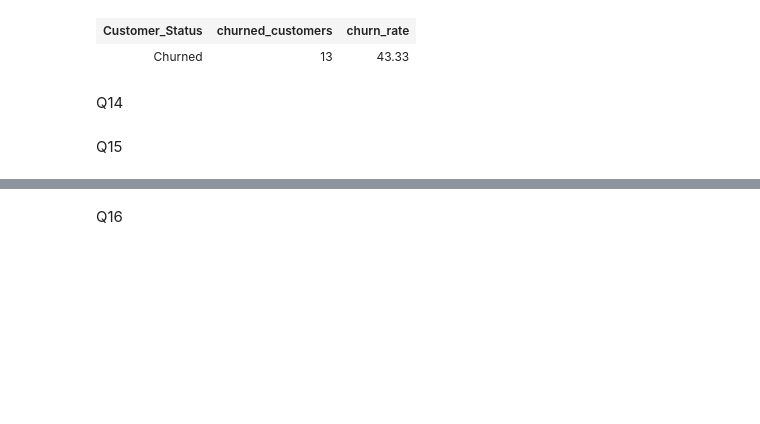
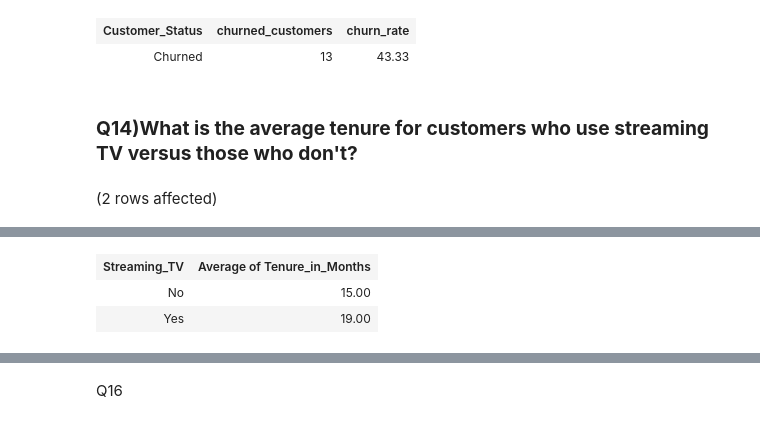
Before and after one commit to sohilamohey/ITI-SQL-Project-Telco-Company, a Jupyter notebook: Offical Code.ipynb, the cells around one changed output, grey strips where cells are left out. Drawn from its saved outputs; the diff is of its cells as text; code cells hidden in the pictures; blank space fills up the shorter version.

```diff
--- a/Offical Code.ipynb
+++ b/Offical Code.ipynb
@@ -363,7 +378,10 @@ SELECT * FROM HighestChurnRateFunc();
 Total execution time: 00:00:00.012
 | Customer_Status | churned_customers | churn_rate |
 | Churned | 13 | 43.33 |
-# %% [markdown]
-Q14
-# %% [markdown]
-Q15
+# %% [markdown]
+### **Q14)What is the average tenure for customers who use streaming TV versus those who don't?**
+# %%
+-- Call Proc Average_OF_Column_And_GroupBy
+Average_OF_Column_And_GroupBy Streaming_TV, Tenure_in_Months, Streaming_TV, Service
+# %% [output]
+(2 rows affected)
@@ -369,0 +389,3 @@ Q15
+| Streaming_TV | Average of Tenure_in_Months |
+| No | 15.00 |
+| Yes | 19.00 |
```
Also changed, not shown: parts of 8 cells of this notebook.
